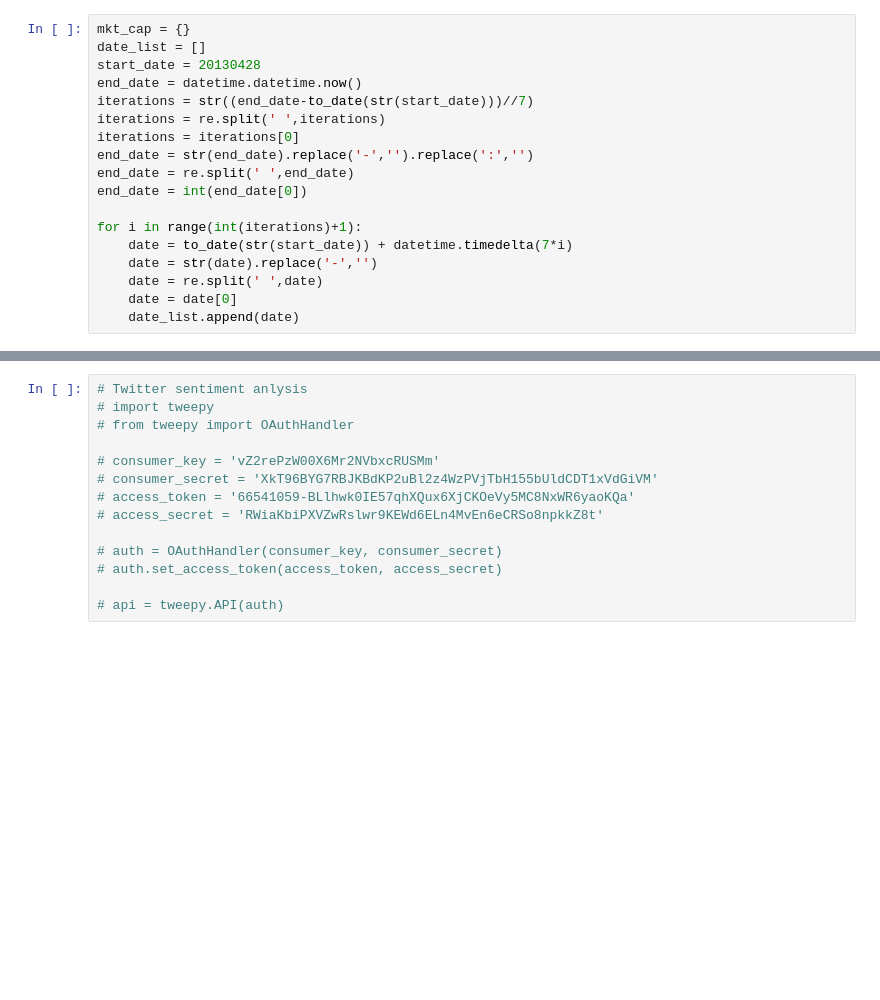
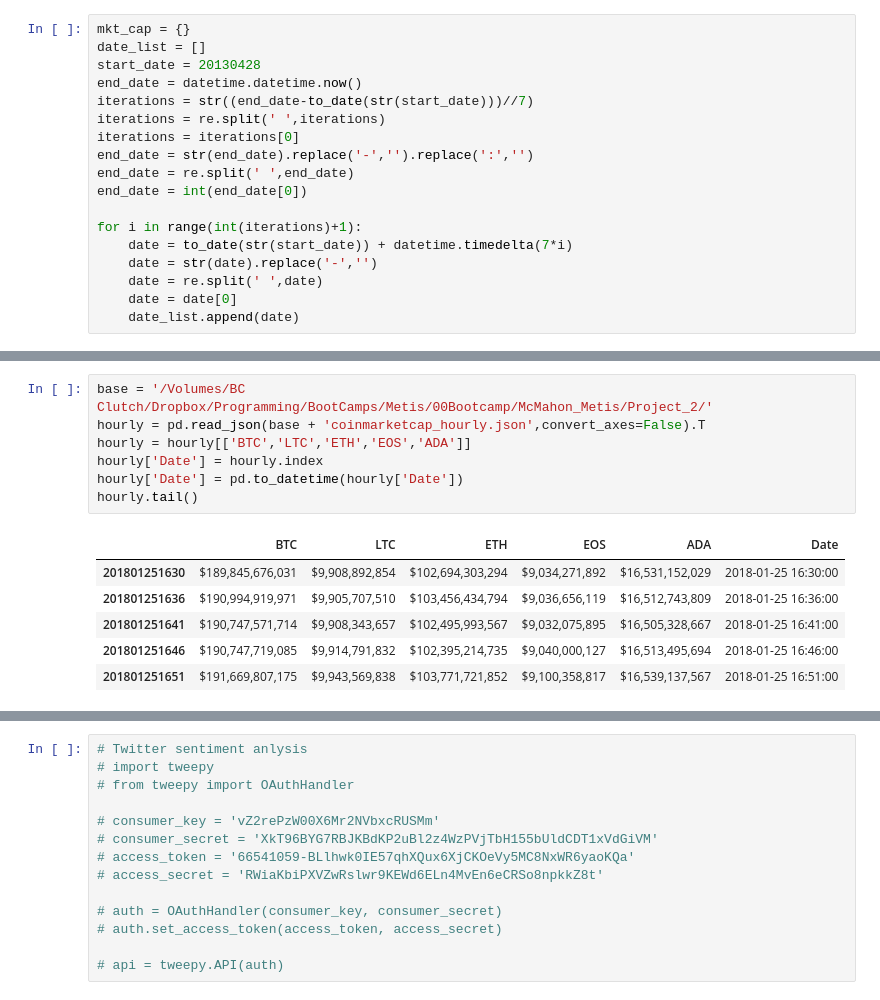
Before and after one commit to cipher813/McMahon_Metis, a Jupyter notebook: Project_2/2_Benson.ipynb, the cells around one changed output, grey strips where cells are left out. Saved outputs shown, nothing was run; the diff lists cells and outputs as text; blank space fills up the shorter version.

```diff
--- a/Project_2/2_Benson.ipynb
+++ b/Project_2/2_Benson.ipynb
@@ -661,0 +644,14 @@ KeyboardInterrupt:
+# %%
+base = '/Volumes/BC Clutch/Dropbox/Programming/BootCamps/Metis/00Bootcamp/McMahon_Metis/Project_2/'
+hourly = pd.read_json(base + 'coinmarketcap_hourly.json',convert_axes=False).T
+hourly = hourly[['BTC','LTC','ETH','EOS','ADA']]
+hourly['Date'] = hourly.index
+hourly['Date'] = pd.to_datetime(hourly['Date'])
+hourly.tail()
+# %% [output]
+|  | BTC | LTC | ETH | EOS | ADA | Date |
+| 201801251630 | $189,845,676,031 | $9,908,892,854 | $102,694,303,294 | $9,034,271,892 | $16,531,152,029 | 2018-01-25 16:30:00 |
+| 201801251636 | $190,994,919,971 | $9,905,707,510 | $103,456,434,794 | $9,036,656,119 | $16,512,743,809 | 2018-01-25 16:36:00 |
+| 201801251641 | $190,747,571,714 | $9,908,343,657 | $102,495,993,567 | $9,032,075,895 | $16,505,328,667 | 2018-01-25 16:41:00 |
+| 201801251646 | $190,747,719,085 | $9,914,791,832 | $102,395,214,735 | $9,040,000,127 | $16,513,495,694 | 2018-01-25 16:46:00 |
+| 201801251651 | $191,669,807,175 | $9,943,569,838 | $103,771,721,852 | $9,100,358,817 | $16,539,137,567 | 2018-01-25 16:51:00 |
```
Also changed, not shown: parts of 21 cells of this notebook, 33 other files.
